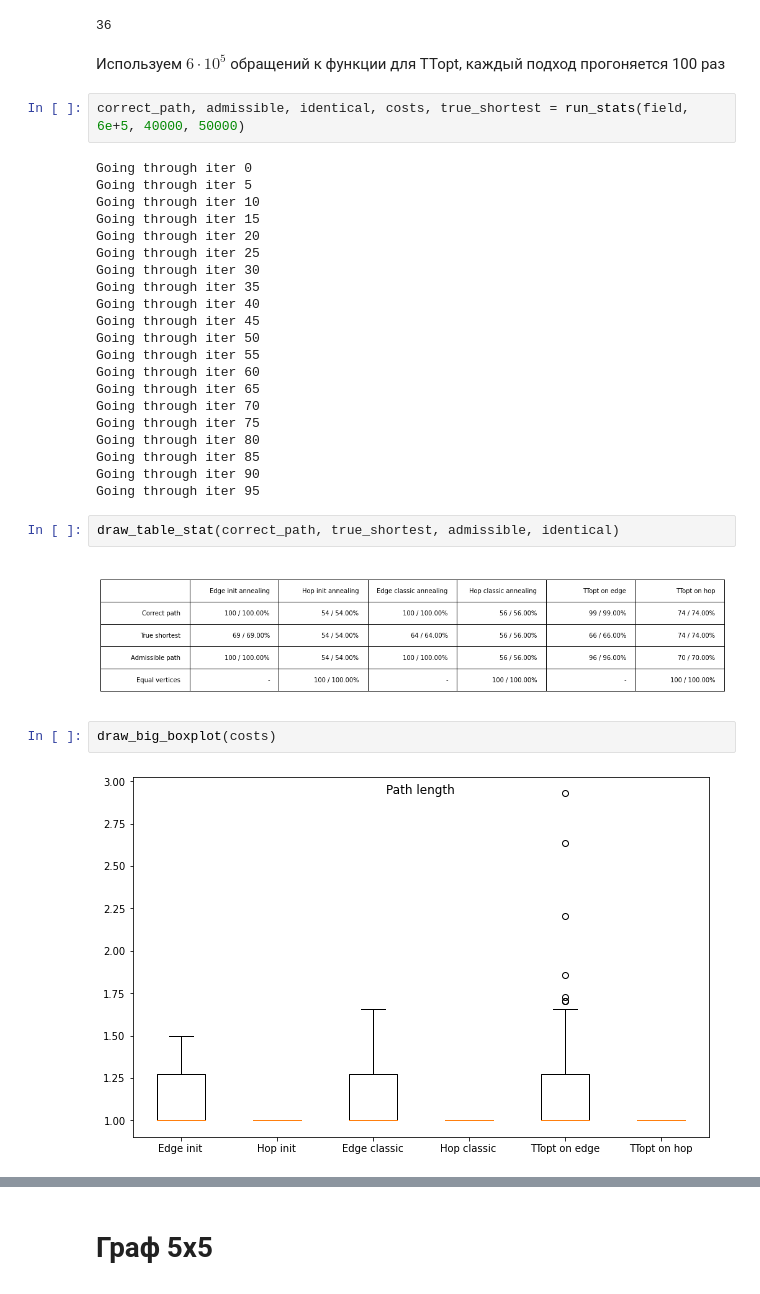
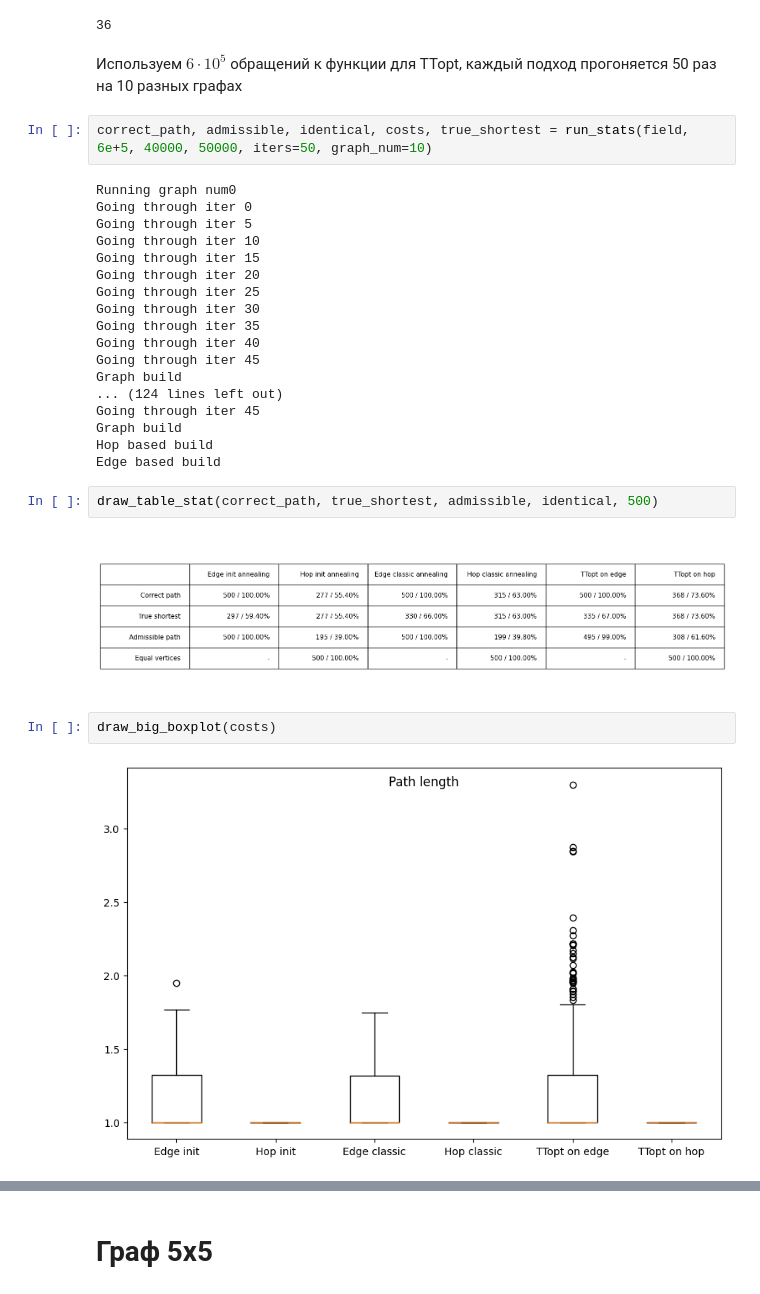
Before and after one commit to bicikar/anneal_ttopt, a Jupyter notebook: Hop based try.ipynb, the cells around one changed output, grey strips where cells are left out. Saved outputs shown, nothing was run; the diff lists cells and outputs as text.

```diff
--- a/Hop based try.ipynb
+++ b/Hop based try.ipynb
@@ -114,10 +111,11 @@ len(field.hop_based.Q)
 # %% [output]
 36
 # %% [markdown]
-Используем $6\cdot10^5$ обращений к функции для TTopt, каждый подход прогоняется 100 раз
+Используем $6\cdot10^5$ обращений к функции для TTopt, каждый подход прогоняется 50 раз на 10 разных графах
 # %%
-correct_path, admissible, identical, costs, true_shortest = run_stats(field, 6e+5, 40000, 50000)
+correct_path, admissible, identical, costs, true_shortest = run_stats(field, 6e+5, 40000, 50000, iters=50, graph_num=10)
 # %% [output]
+Running graph num0
 Going through iter 0
 Going through iter 5
 Going through iter 10
@@ -128,24 +126,20 @@ Going through iter 30
 Going through iter 35
 Going through iter 40
 Going through iter 45
-Going through iter 50
-Going through iter 55
-Going through iter 60
-Going through iter 65
-Going through iter 70
-Going through iter 75
-Going through iter 80
-Going through iter 85
-Going through iter 90
-Going through iter 95
+Graph build
+... (124 lines left out)
+Going through iter 45
+Graph build
+Hop based build
+Edge based build
 # %%
-draw_table_stat(correct_path, true_shortest, admissible, identical)
+draw_table_stat(correct_path, true_shortest, admissible, identical, 500)
 # %% [output]
-[figure, old version]
+[figure, new version]
 # %%
 draw_big_boxplot(costs)
 # %% [output]
-[figure, old version]
+[figure, new version]
 # %%
 draw_medium_boxplot(costs)
 # %% [output]
```
Also changed, not shown: parts of 25 cells of this notebook, 3 other files.
